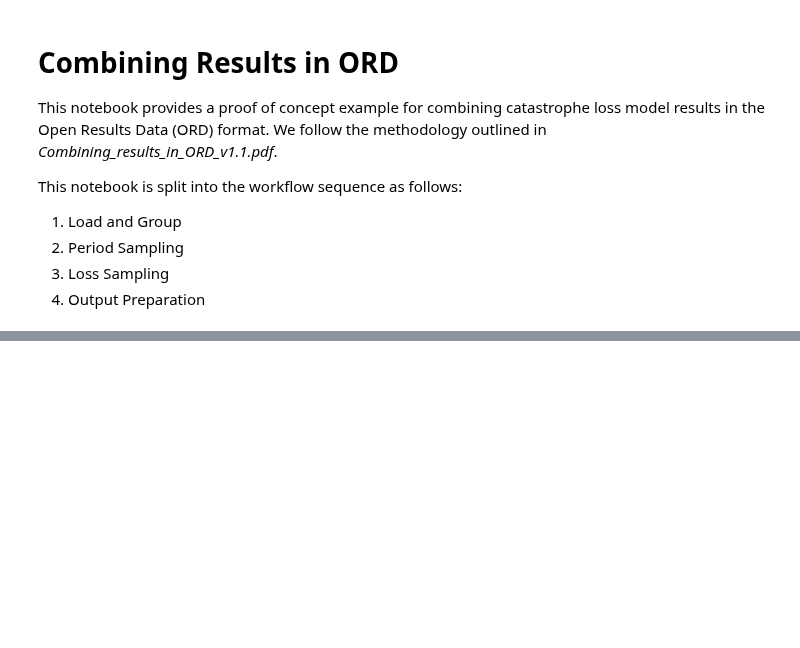
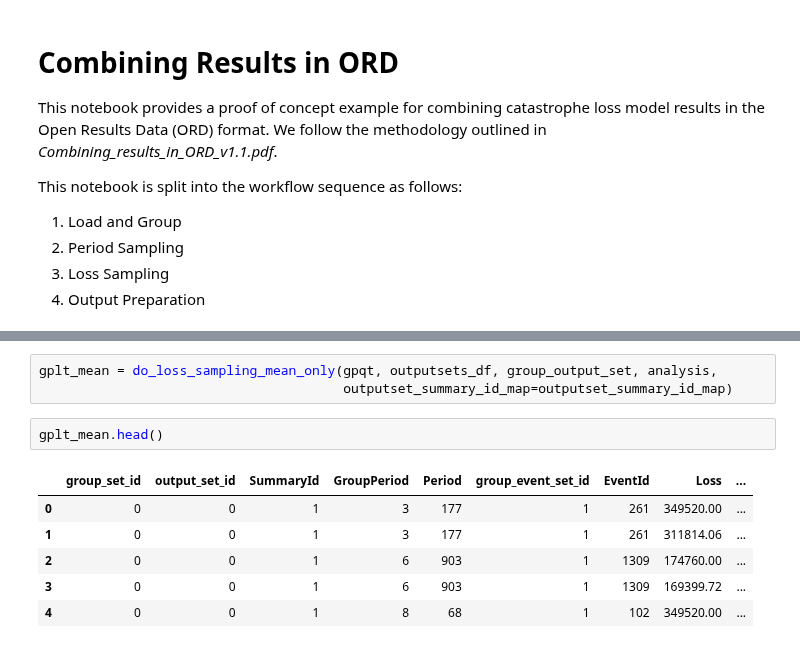
Before and after one commit to OasisLMF/ODS_Tools, a Jupyter notebook: ord_combining/combining_ord.ipynb, the cells around one changed output, grey strips where cells are left out. Saved outputs shown, nothing was run; the diff lists cells and outputs as text; blank space fills up the shorter version.

```diff
--- a/ord_combining/combining_ord.ipynb
+++ b/ord_combining/combining_ord.ipynb
@@ -49,0 +323,12 @@ from ord_combining.common import
+# %%
+gplt_mean = do_loss_sampling_mean_only(gpqt, outputsets_df, group_output_set, analysis,
+                                       outputset_summary_id_map=outputset_summary_id_map)
+# %%
+gplt_mean.head()
+# %% [output]
+|  | group_set_id | output_set_id | SummaryId | GroupPeriod | Period | group_event_set_id | EventId | Loss | ... |
+| 0 | 0 | 0 | 1 | 3 | 177 | 1 | 261 | 349520.00 | ... |
+| 1 | 0 | 0 | 1 | 3 | 177 | 1 | 261 | 311814.06 | ... |
+| 2 | 0 | 0 | 1 | 6 | 903 | 1 | 1309 | 174760.00 | ... |
+| 3 | 0 | 0 | 1 | 6 | 903 | 1 | 1309 | 169399.72 | ... |
+| 4 | 0 | 0 | 1 | 8 | 68 | 1 | 102 | 349520.00 | ... |
```
Also changed, not shown: parts of 46 cells of this notebook, 1 other file.
